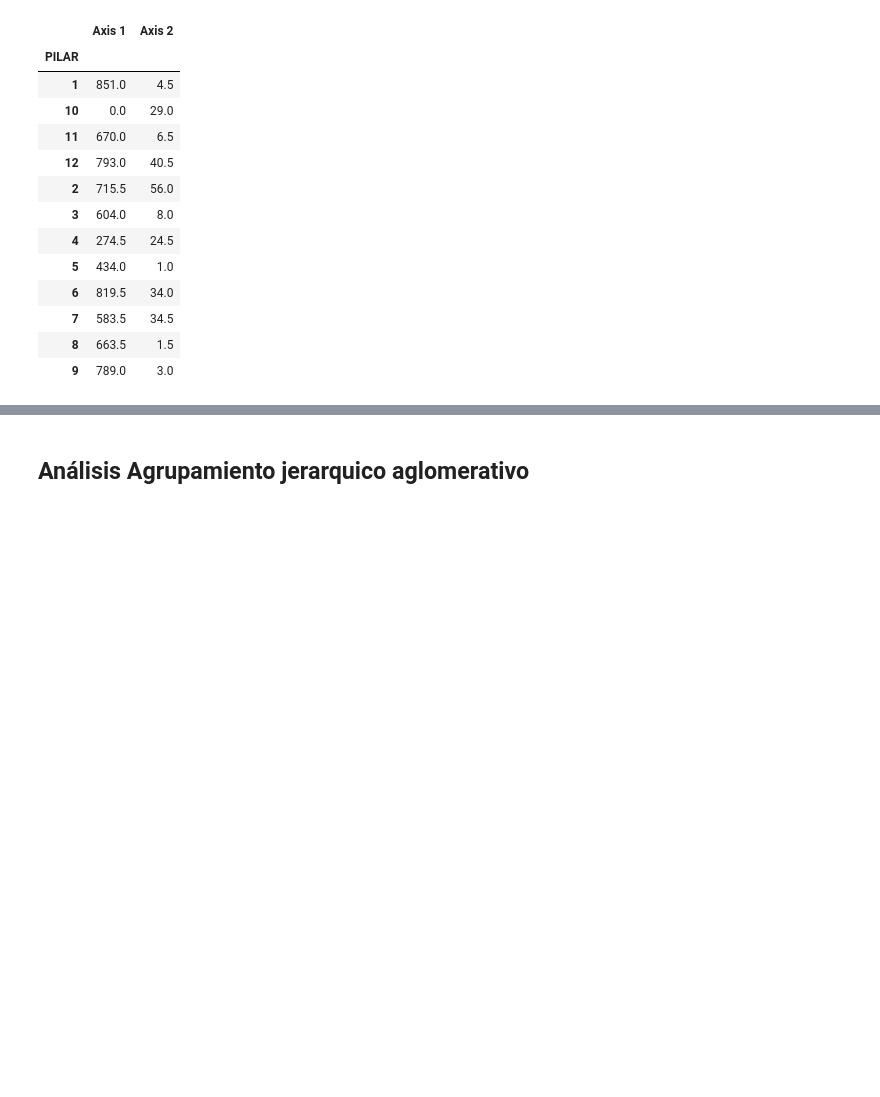
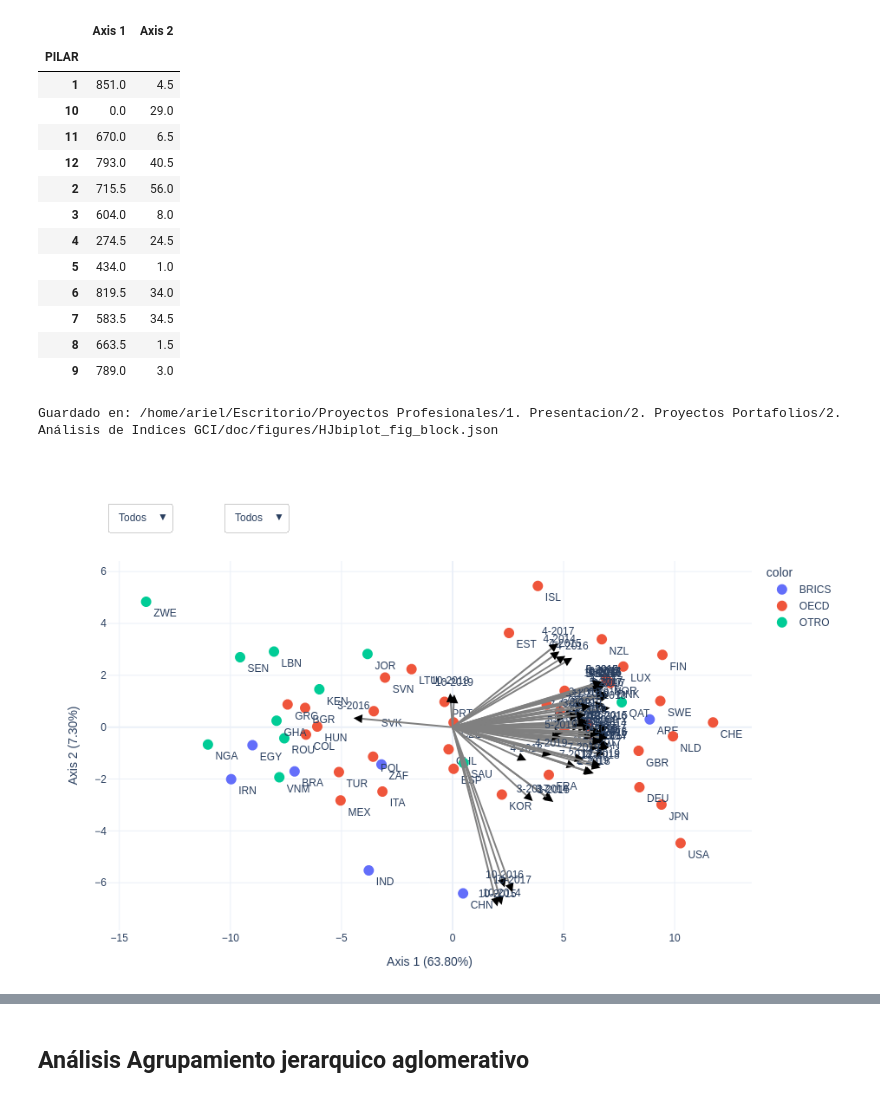
Before and after one commit to Arustico/GCI-Data-Analisis, a Jupyter notebook: notebooks/analisis_indices_wef.ipynb, the cells around one changed output, grey strips where cells are left out. Drawn from its saved outputs; the diff is of its cells as text; code cells hidden in the pictures; blank space fills up the shorter version.

```diff
--- a/notebooks/analisis_indices_wef.ipynb
+++ b/notebooks/analisis_indices_wef.ipynb
@@ -734,4 +742,36 @@ varcontr[varcontr['AÑO'].isin([2018,2019])].groupby("PILAR")[['Axis 1',"Axis 2"
 | 7 | 583.5 | 34.5 |
 | 8 | 663.5 | 1.5 |
 | 9 | 789.0 | 3.0 |
+# %%
+aux = data_pivoted.dropna()
+colsfilters = ["Pilar","Año"]
+
+# Por organizacion
+group = groups_org
+text_labels = aux.index.tolist()
+num_groups = len(set(group))
+fig,vec = bipl.crear_biplot_interactivo(HJ, groups=group, text_label=text_labels)
+vec = vec.reset_index().rename(columns={"index":"primarykey"})
+vec[colsfilters] = pd.DataFrame(vec["primarykey"].str.split("-").to_list(),columns=[f"key-{filter}"for filter in colsfilters])
+vec["Pilar"] = vec["Pilar"].astype(int)
+fig = bipl.agregar_filtros_biplot(fig,vec,filter_cols=colsfilters,num_traces_previos=num_groups)
+
+filename = f"{FIG_FOLDER}/HJbiplot_fig_block.json"
+fig.update_layout(
+    autosize=True,
+    title="",
+    paper_bgcolor="rgba(0,0,0,0)",
+    plot_bgcolor="rgba(0,0,0,0)",
+)
+fig.write_json(filename, pretty=False, remove_uids=False)
+print(f"Guardado en: {filename}")
+
+#fig_filename = f"{FIG_FOLDER}/HJbiplot_fig_block.html"
+#bipl.exportar_html_responsivo(fig, fig_filename)
+
+
+fig.update_layout(width=900, height=600).show(renderer="jupyterlab")
+# %% [output]
+Guardado en: /home/ariel/Escritorio/Proyectos Profesionales/1. Presentacion/2. Proyectos Portafolios/2. Análisis de Indices GCI/doc/figures/HJbiplot_fig_block.json
+[figure, added]
 # %%
```
Also changed, not shown: parts of 8 cells of this notebook, 8 other files.
